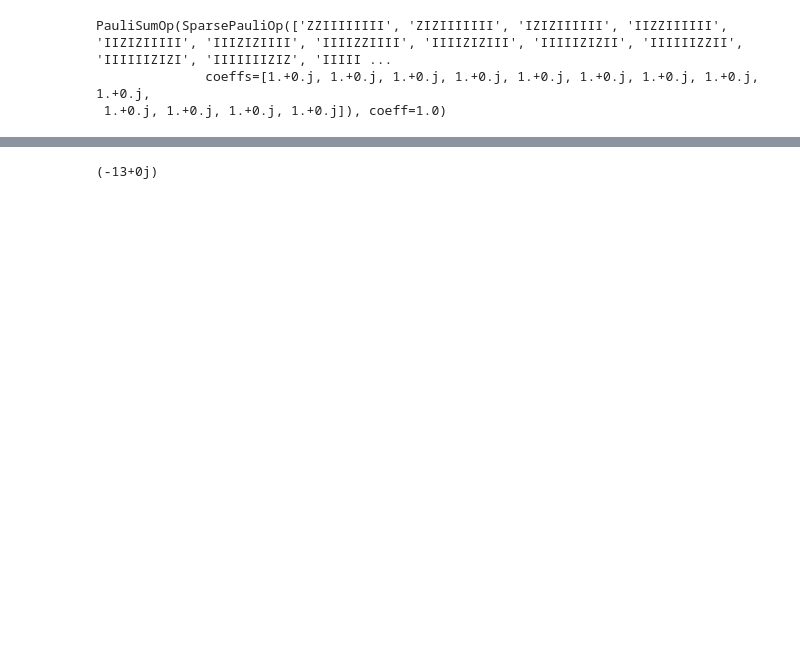
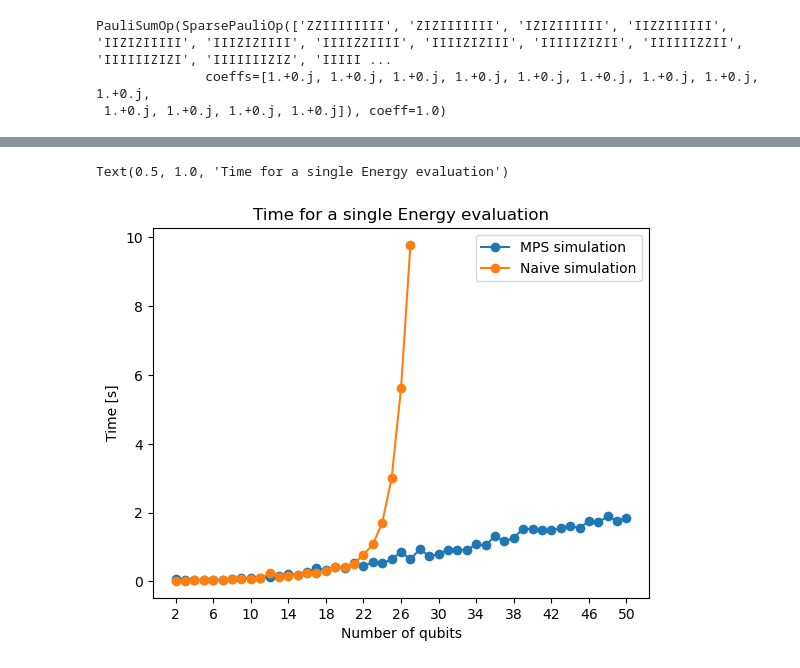
Before and after one commit to jgidi/quantum-barren-plateaus, a Jupyter notebook: notebooks/jorge/MPS_pre-training.ipynb, the cells around one changed output, grey strips where cells are left out. Drawn from its saved outputs; the diff is of its cells as text; code cells hidden in the pictures; blank space fills up the shorter version.

```diff
--- a/notebooks/jorge/MPS_pre-training.ipynb
+++ b/notebooks/jorge/MPS_pre-training.ipynb
@@ -52,5 +51,0 @@ plt.plot(results_trained[1]['fx'])
-# %%
-from qubap.qiskit.luciano.variational_algorithms import classical_solver
-classical_solver(H).eigenvalue
-# %% [output]
-(-13+0j)
@@ -56,0 +63,43 @@ classical_solver(H).eigenvalue
+# %%
+import numpy as np
+import matplotlib.pyplot as plt
+from qiskit_aer import AerSimulator
+
+from qubap.qiskit.luciano.variational_algorithms import energy_evaluation
+from qubap.qiskit.jorge.tools import ladder_hamiltonian
+from qubap.qiskit.jorge.MPS import Ansatz
+
+
+max_qubits = 50
+max_qubits_default = 28 # Requires ~16Gb RAM
+backend_mps     = AerSimulator(method='matrix_product_state',
+                               matrix_product_state_max_bond_dimension=2)
+backend_default = AerSimulator()
+
+qubits_default, times_default = [], []
+qubits_mps,     times_mps     = [], []
+for num_qubits in range(2, max_qubits+1):
+    H  = ladder_hamiltonian(num_qubits)
+    qc = Ansatz(num_qubits, diagonal=True)
+
+    params = np.random.rand(qc.num_parameters)
+
+    secs_mps, _ = measure_time(energy_evaluation, H, qc, params, backend_mps)
+    qubits_mps.append(num_qubits)
+    times_mps.append(secs_mps)
+
+    if num_qubits < max_qubits_default: # More kills my laptop
+        secs_def, _ = measure_time(energy_evaluation, H, qc, params, backend_default)
+        qubits_default.append(num_qubits)
+        times_default.append(secs_def)
+# %%
+plt.plot(qubits_mps, times_mps, '-o', label='MPS simulation')
+plt.plot(qubits_default, times_default, '-o', label='Naive simulation')
+plt.xticks(qubits_mps[::4])
+plt.legend()
+plt.xlabel('Number of qubits')
+plt.ylabel('Time [s]')
+plt.title('Time for a single Energy evaluation')
+# %% [output]
+Text(0.5, 1.0, 'Time for a single Energy evaluation')
+[figure, added]
```
Also changed, not shown: parts of 3 cells of this notebook.
